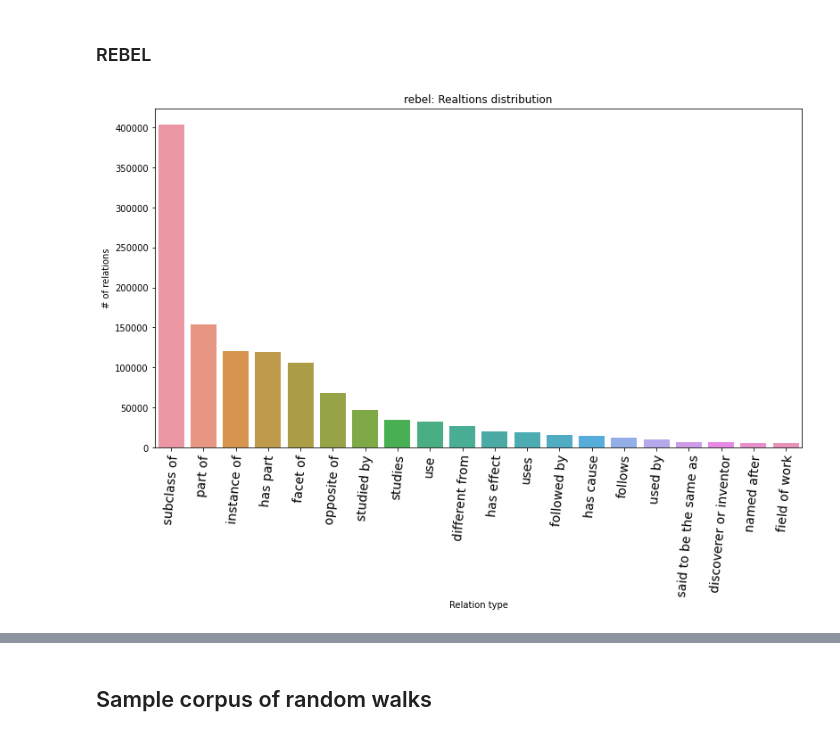
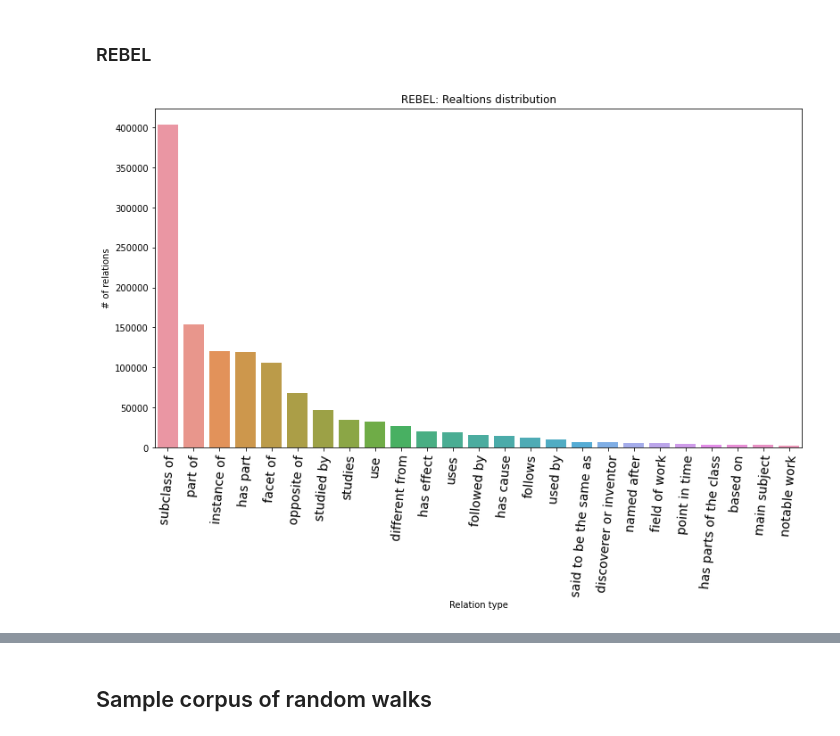
Before and after one commit to eestien/EntRel, a Jupyter notebook: KG_Analysis.ipynb, the cells around one changed output, grey strips where cells are left out. Drawn from its saved outputs; the diff is of its cells as text; code cells hidden in the pictures.

```diff
--- a/KG_Analysis.ipynb
+++ b/KG_Analysis.ipynb
@@ -67,14 +67,14 @@ def get_relation_value_counts(data):
     unique_relation_types_vc = dict(sorted(unique_relation_types_counter.items(), key=lambda t: t[1], reverse=True))
     return unique_relation_types_vc
 # %%
-def plot_rels_dist(data, method_name):
+def plot_dist(data, title='PFN: Realtions distribution', xlabel='Relation type', ylabel='# of relations', top_n=20):
     plt.figure(figsize=(13, 7))# (16, 12))
-    data = dict(itertools.islice(data.items(), 20))
+    data = dict(itertools.islice(data.items(), top_n))
     sns.barplot(x=list(data.keys()), y=list(data.values()))
     plt.xticks(rotation=85, fontsize=14)
-    plt.title(f'{method_name}: Realtions distribution')
-    plt.xlabel('Relation type')
-    plt.ylabel('# of relations')
+    plt.title(title)
+    plt.xlabel(xlabel)
+    plt.ylabel(ylabel)
     plt.show()
 # %% [markdown]
 ### PFN method
@@ -89,6 +89,6 @@ plot_rels_dist(data=pfn_relation_types_vc, method_name='PFN')
 # %%
 rebel_relation_types_vc = get_relation_value_counts(rebel_rels.edge)
 # %%
-plot_rels_dist(data=rebel_relation_types_vc, method_name='rebel')
+plot_dist(data=rebel_relation_types_vc, title='REBEL: Realtions distribution', xlabel='Relation type', ylabel='# of relations', top_n=25)
 # %% [output]
-[figure, old version]
+[figure, new version]
```
Also changed, not shown: parts of 37 cells of this notebook.
